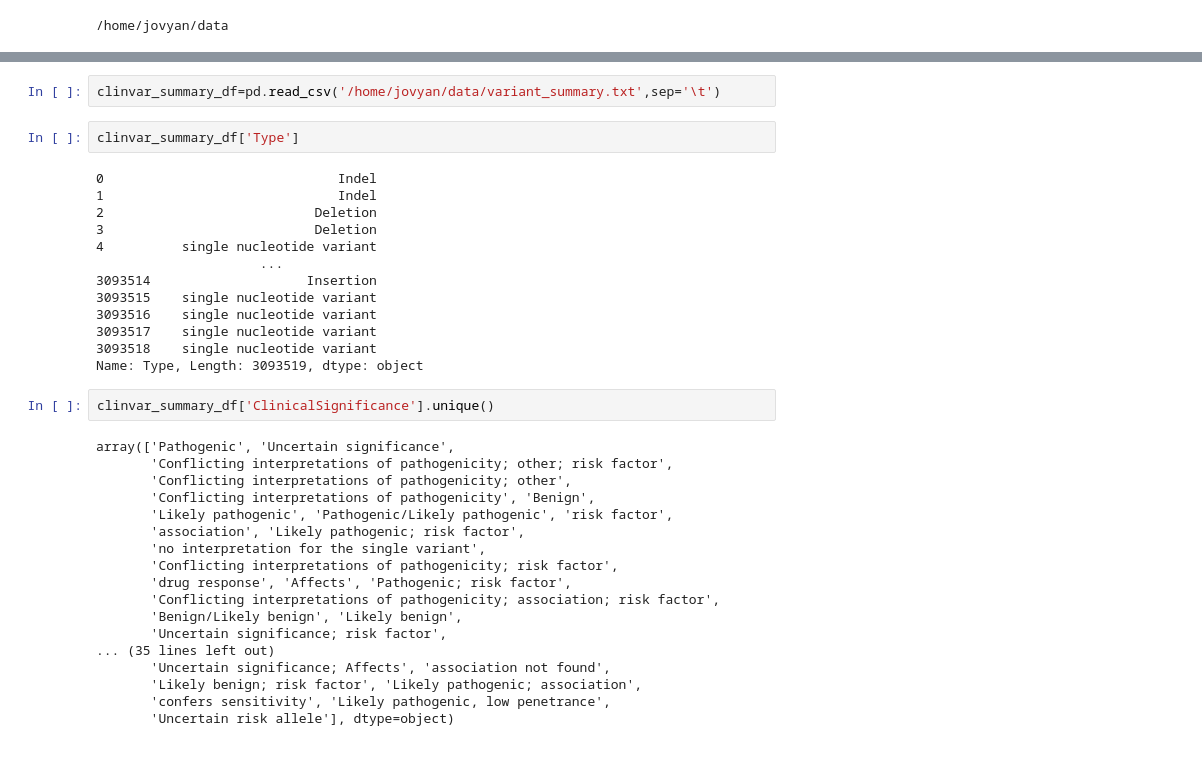
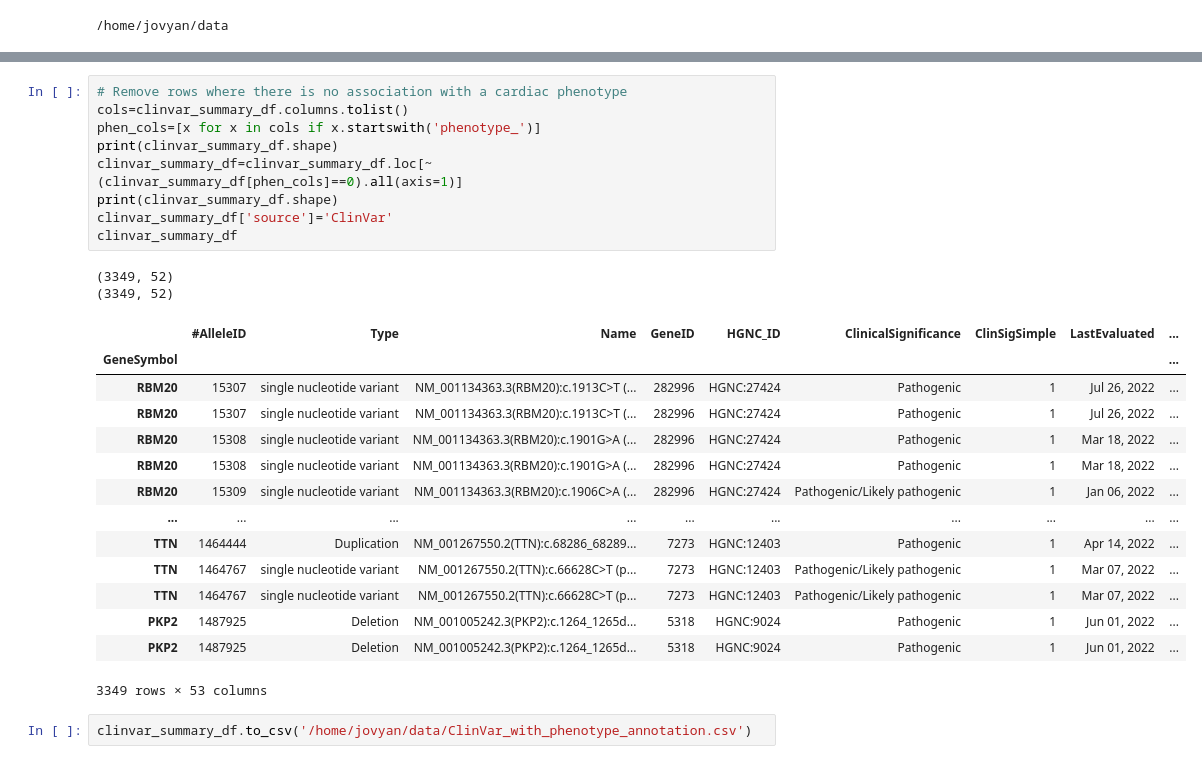
Before and after one commit to Teichlab/Developing_heart_atlas, a Jupyter notebook: disease_analysis/monogenic/pt3_ClinVar_prepare_table_of_phenotypes.ipynb, the cells around one changed output, grey strips where cells are left out. Saved outputs shown, nothing was run; the diff lists cells and outputs as text.

```diff
--- a/disease_analysis/monogenic/pt3_ClinVar_prepare_table_of_phenotypes.ipynb
+++ b/disease_analysis/monogenic/pt3_ClinVar_prepare_table_of_phenotypes.ipynb
@@ -19,37 +259,28 @@ urllib.request.urlretrieve('https://ftp.ncbi.nlm.nih.gov/pub/clinvar/tab_delimit
+# %%
+# Remove rows where there is no association with a cardiac phenotype
+cols=clinvar_summary_df.columns.tolist()
+phen_cols=[x for x in cols if x.startswith('phenotype_')]
+print(clinvar_summary_df.shape)
+clinvar_summary_df=clinvar_summary_df.loc[~(clinvar_summary_df[phen_cols]==0).all(axis=1)]
+print(clinvar_summary_df.shape)
+clinvar_summary_df['source']='ClinVar'
+clinvar_summary_df
+# %% [output]
+(3349, 52)
+(3349, 52)
+|  | #AlleleID | Type | Name | GeneID | HGNC_ID | ClinicalSignificance | ClinSigSimple | LastEvaluated | ... |
+| GeneSymbol |  |  |  |  |  |  |  |  | ... |
+| RBM20 | 15307 | single nucleotide variant | NM_001134363.3(RBM20):c.1913C>T (... | 282996 | HGNC:27424 | Pathogenic | 1 | Jul 26, 2022 | ... |
+| RBM20 | 15307 | single nucleotide variant | NM_001134363.3(RBM20):c.1913C>T (... | 282996 | HGNC:27424 | Pathogenic | 1 | Jul 26, 2022 | ... |
+| RBM20 | 15308 | single nucleotide variant | NM_001134363.3(RBM20):c.1901G>A (... | 282996 | HGNC:27424 | Pathogenic | 1 | Mar 18, 2022 | ... |
+| RBM20 | 15308 | single nucleotide variant | NM_001134363.3(RBM20):c.1901G>A (... | 282996 | HGNC:27424 | Pathogenic | 1 | Mar 18, 2022 | ... |
+| RBM20 | 15309 | single nucleotide variant | NM_001134363.3(RBM20):c.1906C>A (... | 282996 | HGNC:27424 | Pathogenic/Likely pathogenic | 1 | Jan 06, 2022 | ... |
+| ... | ... | ... | ... | ... | ... | ... | ... | ... | ... |
+| TTN | 1464444 | Duplication | NM_001267550.2(TTN):c.68286_68289... | 7273 | HGNC:12403 | Pathogenic | 1 | Apr 14, 2022 | ... |
+| TTN | 1464767 | single nucleotide variant | NM_001267550.2(TTN):c.66628C>T (p... | 7273 | HGNC:12403 | Pathogenic/Likely pathogenic | 1 | Mar 07, 2022 | ... |
+| TTN | 1464767 | single nucleotide variant | NM_001267550.2(TTN):c.66628C>T (p... | 7273 | HGNC:12403 | Pathogenic/Likely pathogenic | 1 | Mar 07, 2022 | ... |
+| PKP2 | 1487925 | Deletion | NM_001005242.3(PKP2):c.1264_1265d... | 5318 | HGNC:9024 | Pathogenic | 1 | Jun 01, 2022 | ... |
+| PKP2 | 1487925 | Deletion | NM_001005242.3(PKP2):c.1264_1265d... | 5318 | HGNC:9024 | Pathogenic | 1 | Jun 01, 2022 | ... |
+3349 rows × 53 columns
 # %%
-clinvar_summary_df=pd.read_csv('/home/jovyan/data/variant_summary.txt',sep='\t')
+clinvar_summary_df.to_csv('/home/jovyan/data/ClinVar_with_phenotype_annotation.csv')
-# %%
-clinvar_summary_df['Type']
-# %% [output]
-0                              Indel
-1                              Indel
-2                           Deletion
-3                           Deletion
-4          single nucleotide variant
-                     ...
-3093514                    Insertion
-3093515    single nucleotide variant
-3093516    single nucleotide variant
-3093517    single nucleotide variant
-3093518    single nucleotide variant
-Name: Type, Length: 3093519, dtype: object
-# %%
-clinvar_summary_df['ClinicalSignificance'].unique()
-# %% [output]
-array(['Pathogenic', 'Uncertain significance',
-       'Conflicting interpretations of pathogenicity; other; risk factor',
-       'Conflicting interpretations of pathogenicity; other',
-       'Conflicting interpretations of pathogenicity', 'Benign',
-       'Likely pathogenic', 'Pathogenic/Likely pathogenic', 'risk factor',
-       'association', 'Likely pathogenic; risk factor',
-       'no interpretation for the single variant',
-       'Conflicting interpretations of pathogenicity; risk factor',
-       'drug response', 'Affects', 'Pathogenic; risk factor',
-       'Conflicting interpretations of pathogenicity; association; risk factor',
-       'Benign/Likely benign', 'Likely benign',
-       'Uncertain significance; risk factor',
-... (35 lines left out)
-       'Uncertain significance; Affects', 'association not found',
-       'Likely benign; risk factor', 'Likely pathogenic; association',
-       'confers sensitivity', 'Likely pathogenic, low penetrance',
-       'Uncertain risk allele'], dtype=object)
```
Also changed, not shown: parts of 32 cells of this notebook, 1 other file.
